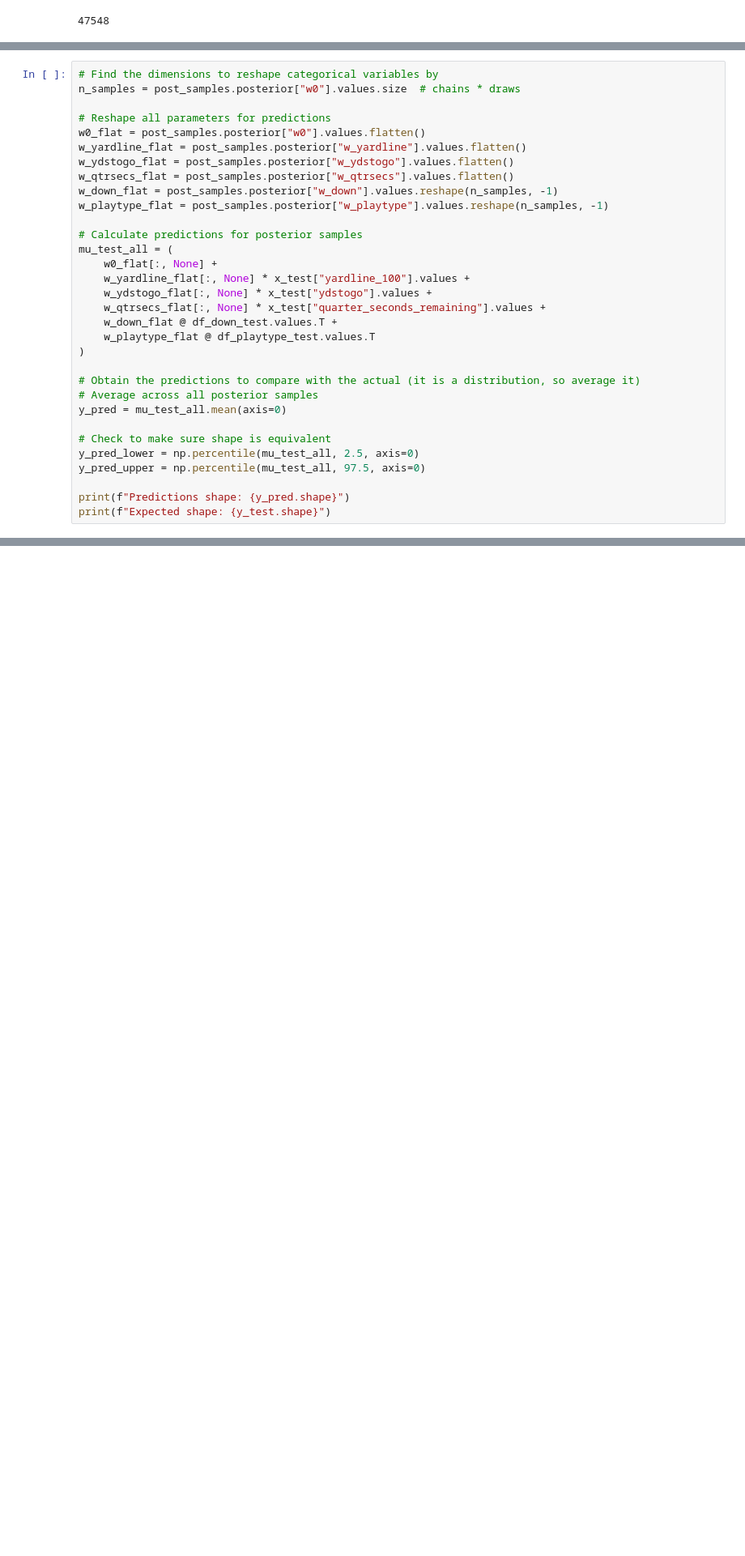
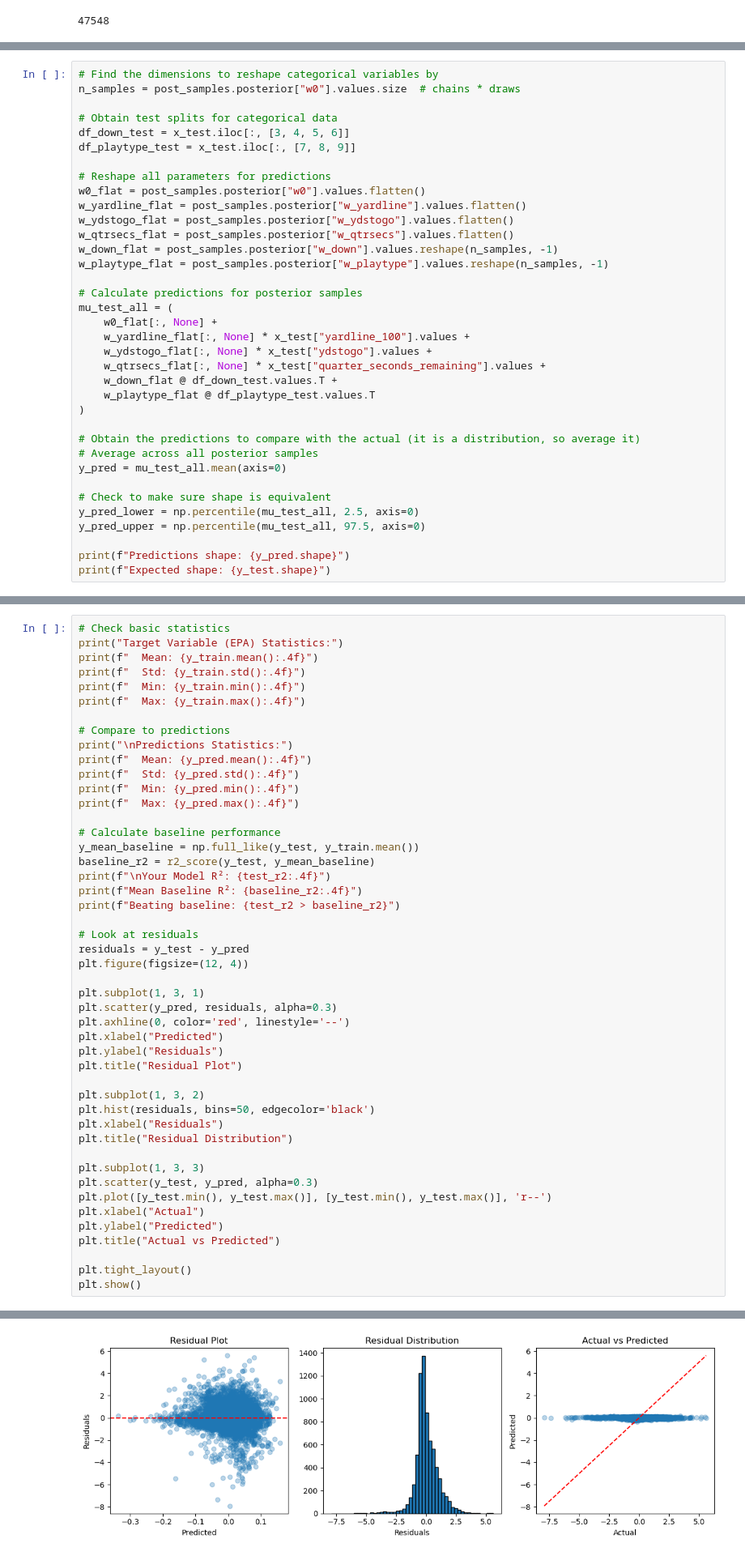
Before and after one commit to sdassarkar/DS4420-Final-Project, a Jupyter notebook: project_bayesian.ipynb, the cells around one changed output, grey strips where cells are left out. Shown at 81% size. Saved outputs shown, nothing was run; the diff lists cells and outputs as text; blank space fills up the shorter version.

```diff
--- a/project_bayesian.ipynb
+++ b/project_bayesian.ipynb
@@ -241,6 +249,10 @@ Sampling: [epa_data]
 # %%
 # Find the dimensions to reshape categorical variables by
 n_samples = post_samples.posterior["w0"].values.size  # chains * draws
+
+# Obtain test splits for categorical data
+df_down_test = x_test.iloc[:, [3, 4, 5, 6]]
+df_playtype_test = x_test.iloc[:, [7, 8, 9]]
 
 # Reshape all parameters for predictions
 w0_flat = post_samples.posterior["w0"].values.flatten()
@@ -311,0 +324,48 @@ Test Set Performance:
+# %%
+# Check basic statistics
+print("Target Variable (EPA) Statistics:")
+print(f"  Mean: {y_train.mean():.4f}")
+print(f"  Std: {y_train.std():.4f}")
+print(f"  Min: {y_train.min():.4f}")
+print(f"  Max: {y_train.max():.4f}")
+
+# Compare to predictions
+print("\nPredictions Statistics:")
+print(f"  Mean: {y_pred.mean():.4f}")
+print(f"  Std: {y_pred.std():.4f}")
+print(f"  Min: {y_pred.min():.4f}")
+print(f"  Max: {y_pred.max():.4f}")
+
+# Calculate baseline performance
+y_mean_baseline = np.full_like(y_test, y_train.mean())
+baseline_r2 = r2_score(y_test, y_mean_baseline)
+print(f"\nYour Model R²: {test_r2:.4f}")
+print(f"Mean Baseline R²: {baseline_r2:.4f}")
+print(f"Beating baseline: {test_r2 > baseline_r2}")
+
+# Look at residuals
+residuals = y_test - y_pred
+plt.figure(figsize=(12, 4))
+
+plt.subplot(1, 3, 1)
+plt.scatter(y_pred, residuals, alpha=0.3)
+plt.axhline(0, color='red', linestyle='--')
+plt.xlabel("Predicted")
+plt.ylabel("Residuals")
+plt.title("Residual Plot")
+
+plt.subplot(1, 3, 2)
+plt.hist(residuals, bins=50, edgecolor='black')
+plt.xlabel("Residuals")
+plt.title("Residual Distribution")
+
+plt.subplot(1, 3, 3)
+plt.scatter(y_test, y_pred, alpha=0.3)
+plt.plot([y_test.min(), y_test.max()], [y_test.min(), y_test.max()], 'r--')
+plt.xlabel("Actual")
+plt.ylabel("Predicted")
+plt.title("Actual vs Predicted")
+
+plt.tight_layout()
+plt.show()
+# %% [output]
@@ -311,0 +387 @@ Test Set Performance:
+[figure, added]
```
Also changed, not shown: parts of 10 cells of this notebook.
